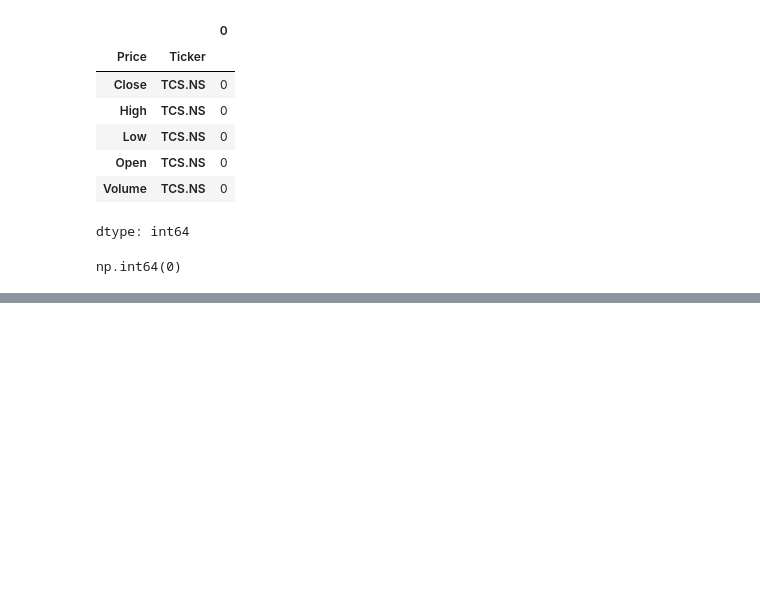
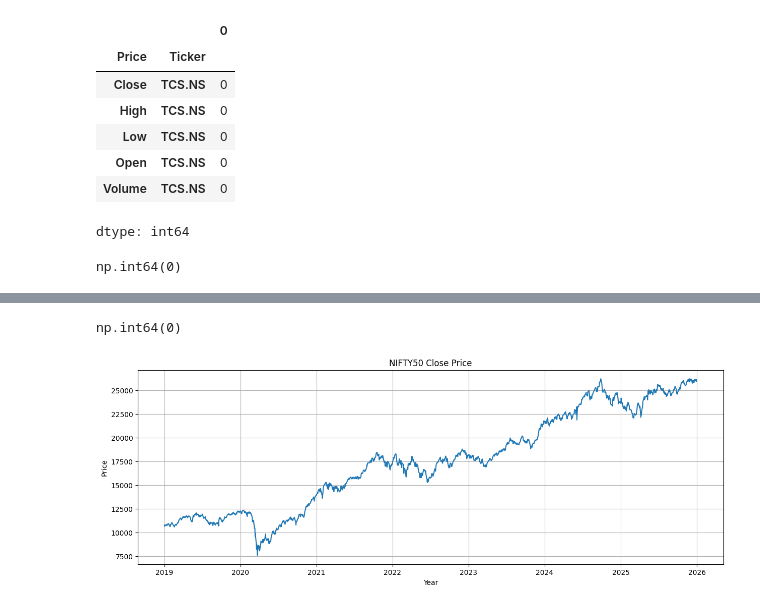
Before and after one commit to adityab-tech/Prism, a Jupyter notebook: W1_Prism.ipynb, the cells around one changed output, grey strips where cells are left out. Drawn from its saved outputs; the diff is of its cells as text; code cells hidden in the pictures; blank space fills up the shorter version.

```diff
--- a/W1_Prism.ipynb
+++ b/W1_Prism.ipynb
@@ -128,0 +129,6 @@ plt.show()
+# %%
+nifty = yf.download(
+    "^NSEI",
+    start="2019-01-01",
+    end="2026-01-01"
+)
@@ -128,0 +191,17 @@ plt.show()
+# %%
+nifty.duplicated().sum()
+# %% [output]
+np.int64(0)
+# %%
+plt.figure(figsize=(15,5))
+
+plt.plot(nifty["Close"])
+
+plt.title("NIFTY50 Close Price")
+plt.xlabel("Year")
+plt.ylabel("Price")
+
+plt.grid(True) #add grids
+plt.show()
+# %% [output]
+[figure, added]
```
Also changed, not shown: parts of 12 cells of this notebook.
